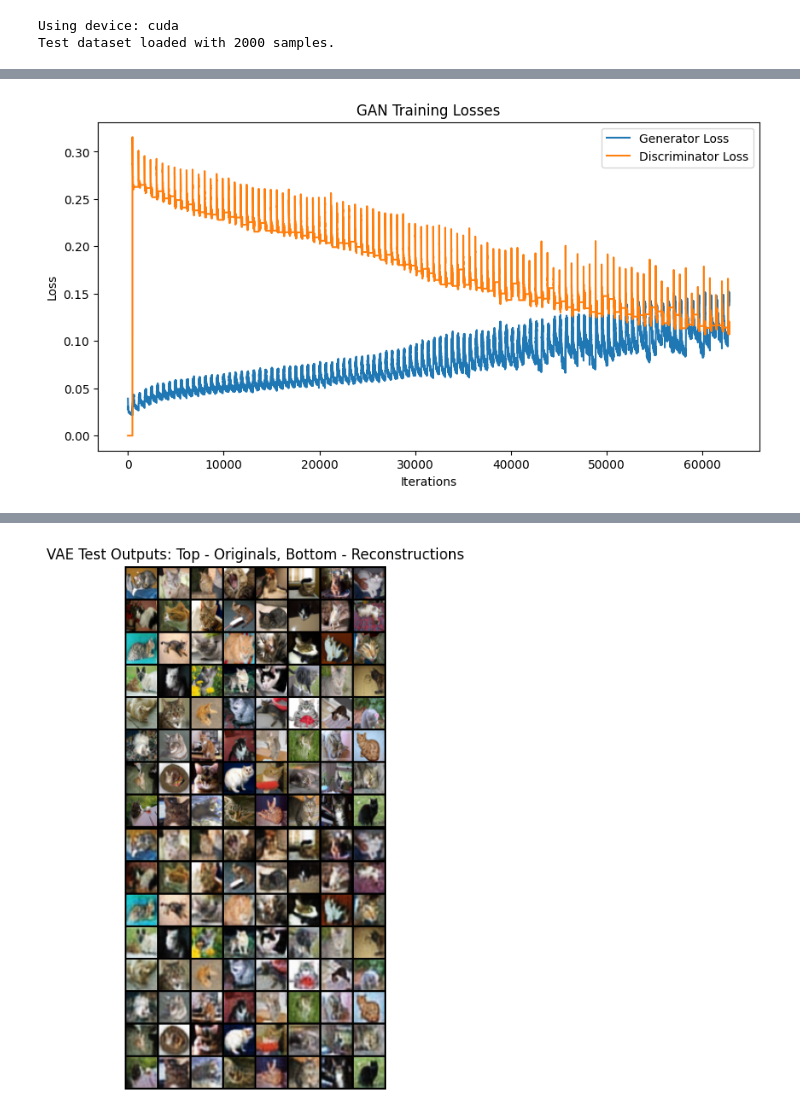
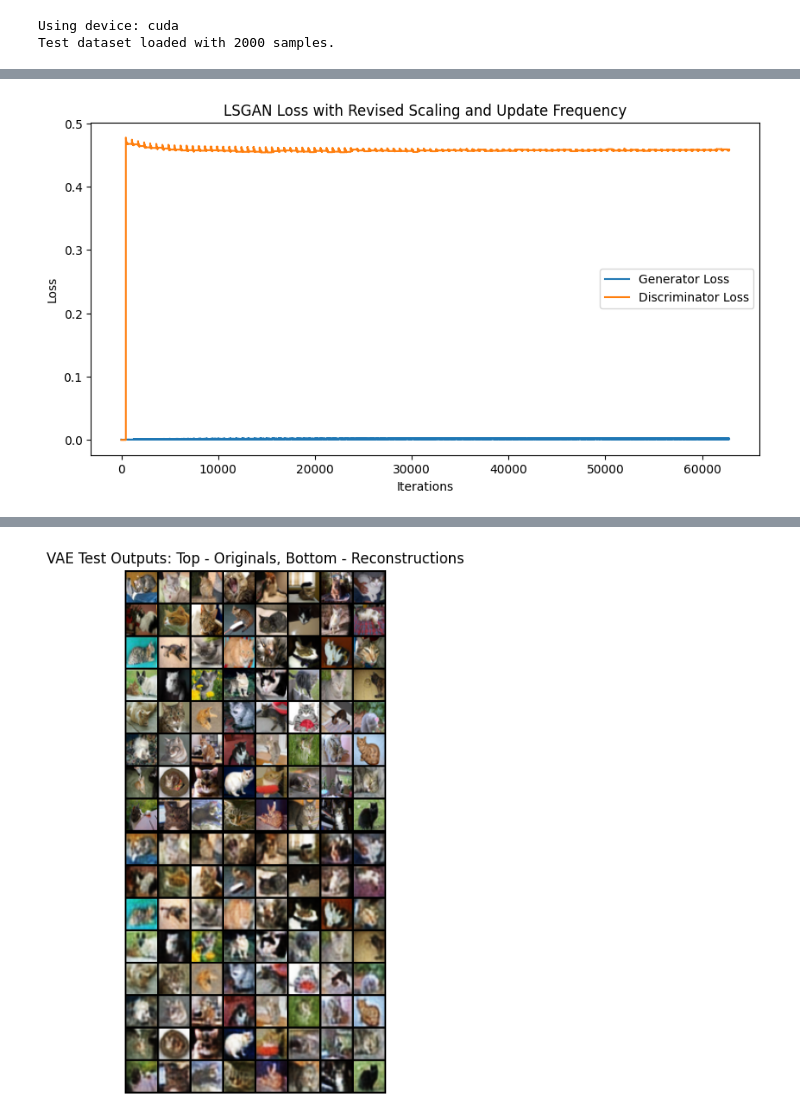
Before and after one commit to zianahmed/VAE-vs-GAN-CIFAR-10, a Jupyter notebook: Training.ipynb, the cells around one changed output, grey strips where cells are left out. Saved outputs shown, nothing was run; the diff lists cells and outputs as text; code cells hidden in the pictures.

```diff
--- a/Training.ipynb
+++ b/Training.ipynb
@@ -87,31 +87,27 @@ class Generator(nn.Module):
 alpha_new = 1e-4                    # Lower scaling factor for the similarity score.
 # Siamese Discriminator: Extract features from images and compute a similarity score.
 class SiameseDiscriminator(nn.Module):
-    def __init__(self, feature_map_size=64, alpha=alpha_new):
+    def __init__(self, feature_map_size=64, alpha=1e-5):  # Reduced alpha from 1e-4 to 1e-5
         super(SiameseDiscriminator, self).__init__()
         self.alpha = alpha
         self.feature_extractor = nn.Sequential(
-            nn.Conv2d(3, feature_map_size, 4, 2, 1),       # 32x32 -> 16x16
+            nn.Conv2d(3, feature_map_size, 4, 2, 1),
             nn.LeakyReLU(0.2, inplace=True),
-            nn.Conv2d(feature_map_size, feature_map_size*2, 4, 2, 1),  # 16x16 -> 8x8
+            nn.Conv2d(feature_map_size, feature_map_size*2, 4, 2, 1),
             nn.BatchNorm2d(feature_map_size*2),
             nn.LeakyReLU(0.2, inplace=True),
-            nn.Conv2d(feature_map_size*2, feature_map_size*4, 4, 2, 1),  # 8x8 -> 4x4
+            nn.Conv2d(feature_map_size*2, feature_map_size*4, 4, 2, 1),
             nn.BatchNorm2d(feature_map_size*4),
             nn.LeakyReLU(0.2, inplace=True)
         )
 
     def forward(self, img1, img2):
-        # Extract features
         f1 = self.feature_extractor(img1)
         f2 = self.feature_extractor(img2)
-        # Flatten features
         f1 = f1.view(f1.size(0), -1)
         f2 = f2.view(f2.size(0), -1)
-        # Compute squared L2 distance
         diff = f1 - f2
-        dist_sq = torch.sum(diff ** 2, dim=1, keepdim=True)
-        # Scale the squared distance before exponentiation
+        dist_sq = torch.sum(diff**2, dim=1, keepdim=True)
         score = torch.exp(-self.alpha * dist_sq)
         return score
 # %%
@@ -220,10 +217,14 @@ def vae_loss(recon, x, mu, logvar, kl_weight=kl_weight_new):
 # 4. Initialize Models and Optimizers
 # ---------------------------
 generator = Generator(latent_dim=gan_latent_dim).to(device)
-discriminator = SiameseDiscriminator(alpha=alpha_new).to(device)
+discriminator = SiameseDiscriminator(alpha=1e-5).to(device)
 
 optimizerG = optim.Adam(generator.parameters(), lr=lr_gen, betas=(beta1, 0.999))
 optimizerD = optim.Adam(discriminator.parameters(), lr=lr_disc, betas=(beta1, 0.999))
+
+# Optionally, define schedulers here if needed.
+schedulerG = torch.optim.lr_scheduler.StepLR(optimizerG, step_size=50, gamma=0.5)
+schedulerD = torch.optim.lr_scheduler.StepLR(optimizerD, step_size=50, gamma=0.5)
 
 
 # VAE Model
@@ -320,15 +319,14 @@ GAN Training Completed.
 # %%
-# Plot GAN Loss Curves
 plt.figure(figsize=(10,5))
 plt.plot(gan_loss_history["G"], label="Generator Loss")
 plt.plot(gan_loss_history["D"], label="Discriminator Loss")
 plt.xlabel("Iterations")
 plt.ylabel("Loss")
-plt.title("GAN Training Losses")
+plt.title("LSGAN Loss with Revised Scaling and Update Frequency")
 plt.legend()
 plt.show()
 # %% [output]
-[figure, old version]
+[figure, new version]
 # %%
 # ----- VAE Training Loop -----
 vae_loss_history = {"total": [], "recon": [], "kl": []}
```
Also changed, not shown: parts of 6 cells of this notebook.
